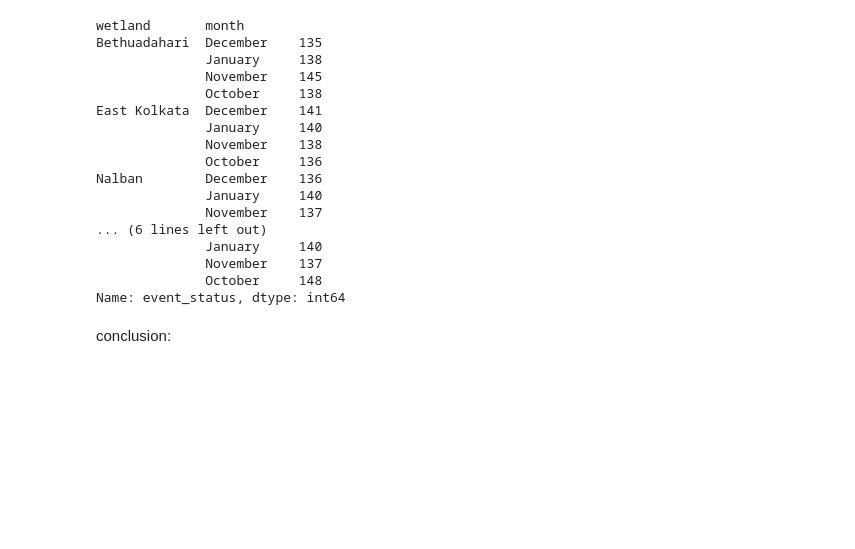
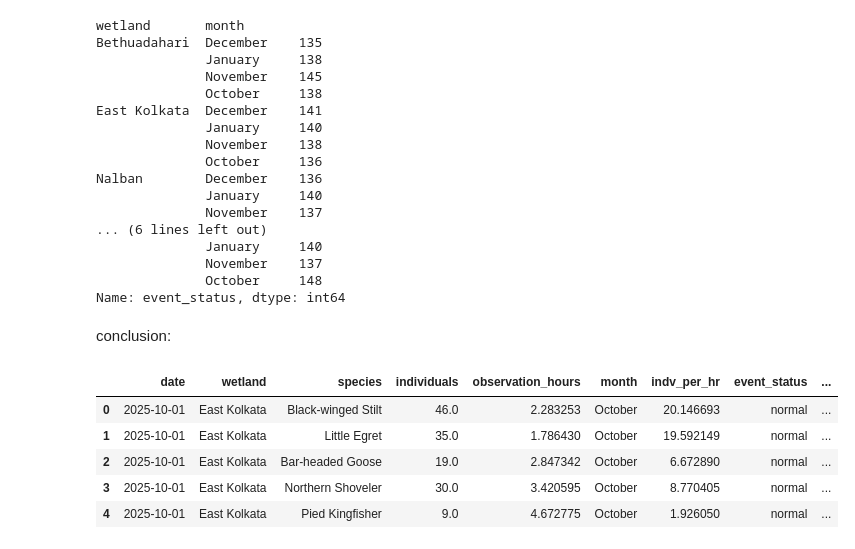
Before and after one commit to PaulamiGhosh/daily_python_practice, a Jupyter notebook: python_project/daily_python_projects/day4_analysis.ipynb, the cells around one changed output. Saved outputs shown, nothing was run; the diff lists cells and outputs as text; code cells hidden in the pictures; blank space fills up the shorter version.

```diff
--- a/python_project/daily_python_projects/day4_analysis.ipynb
+++ b/python_project/daily_python_projects/day4_analysis.ipynb
@@ -214,3 +214,14 @@ Nalban        December    136
 Name: event_status, dtype: int64
 # %% [markdown]
 conclusion:
+# %%
+birds.head()
+birds['new_month'] = birds['date'].dt.to_period('M')
+birds.head()
+# %% [output]
+|  | date | wetland | species | individuals | observation_hours | month | indv_per_hr | event_status | ... |
+| 0 | 2025-10-01 | East Kolkata | Black-winged Stilt | 46.0 | 2.283253 | October | 20.146693 | normal | ... |
+| 1 | 2025-10-01 | East Kolkata | Little Egret | 35.0 | 1.786430 | October | 19.592149 | normal | ... |
+| 2 | 2025-10-01 | East Kolkata | Bar-headed Goose | 19.0 | 2.847342 | October | 6.672890 | normal | ... |
+| 3 | 2025-10-01 | East Kolkata | Northern Shoveler | 30.0 | 3.420595 | October | 8.770405 | normal | ... |
+| 4 | 2025-10-01 | East Kolkata | Pied Kingfisher | 9.0 | 4.672775 | October | 1.926050 | normal | ... |
```
Also changed, not shown: 3 other files.
